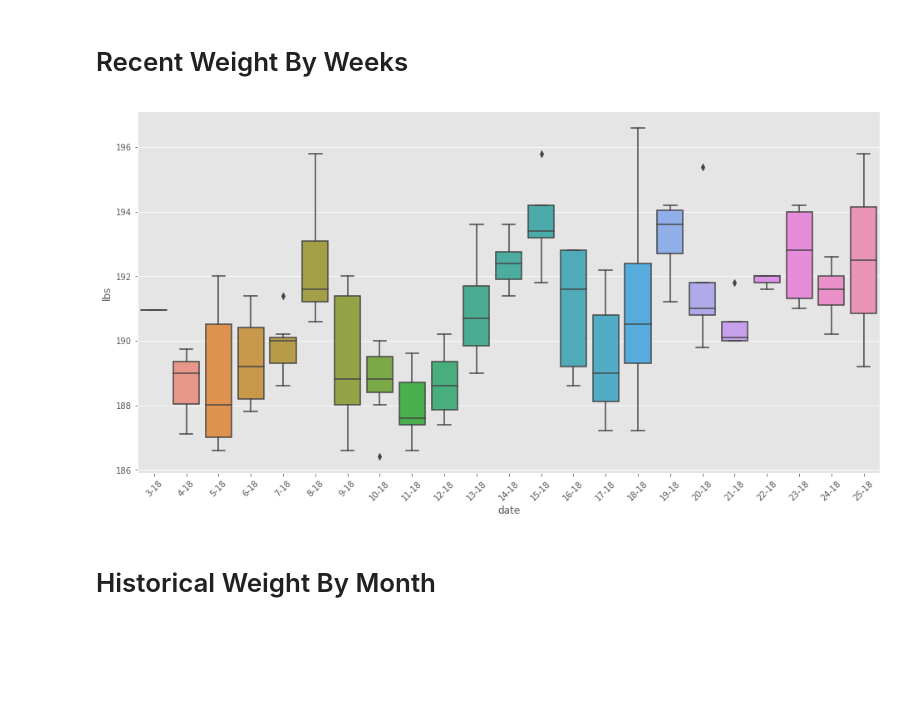
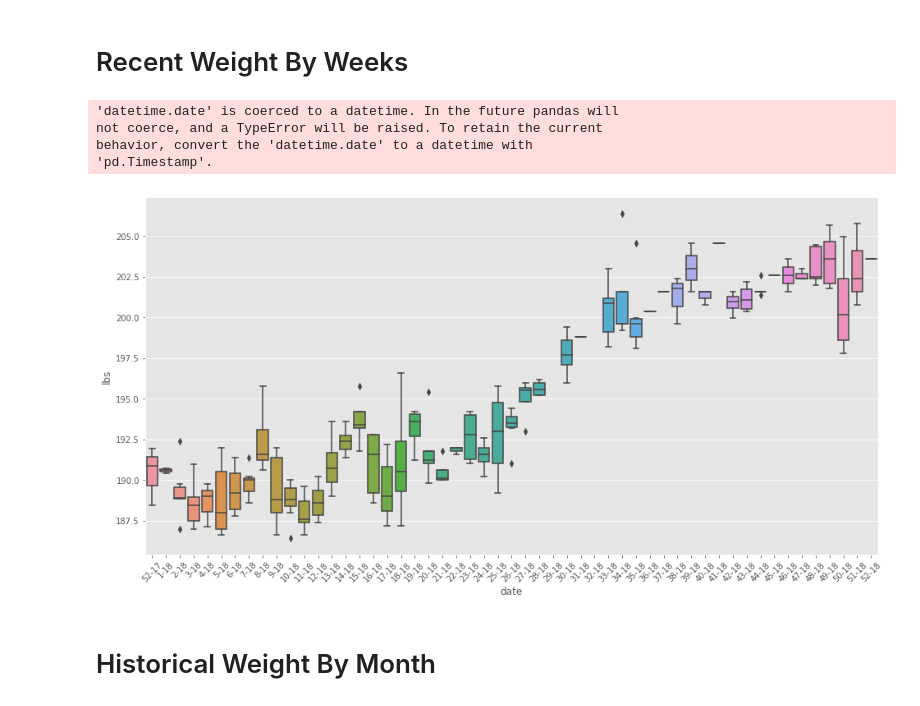
Before and after one commit to idvorkin/jupyter, a Jupyter notebook: Weight Analysis.ipynb, the cells around one changed output. Drawn from its saved outputs; the diff is of its cells as text; code cells hidden in the pictures; blank space fills up the shorter version.

```diff
--- a/Weight Analysis.ipynb
+++ b/Weight Analysis.ipynb
@@ -59,11 +59,15 @@ def plot_weight_over_time(df, x):
 # %% [markdown]
 # Recent Weight By Weeks
 # %%
-earliest = arrow.utcnow().shift(months=-5).date()
+earliest = arrow.utcnow().shift(months=-12).date()
 df_recent = df[df[idx_date] > earliest ]
 plot_weight_over_time(df_recent,idx_week_year)
 # %% [output]
+'datetime.date' is coerced to a datetime. In the future pandas will
+not coerce, and a TypeError will be raised. To retain the current
+behavior, convert the 'datetime.date' to a datetime with
+'pd.Timestamp'.
-[figure, old version]
+[figure, new version]
 # %% [markdown]
 # Historical Weight By Month
 # %%
```
Also changed, not shown: parts of 2 cells of this notebook, 1 other file.
